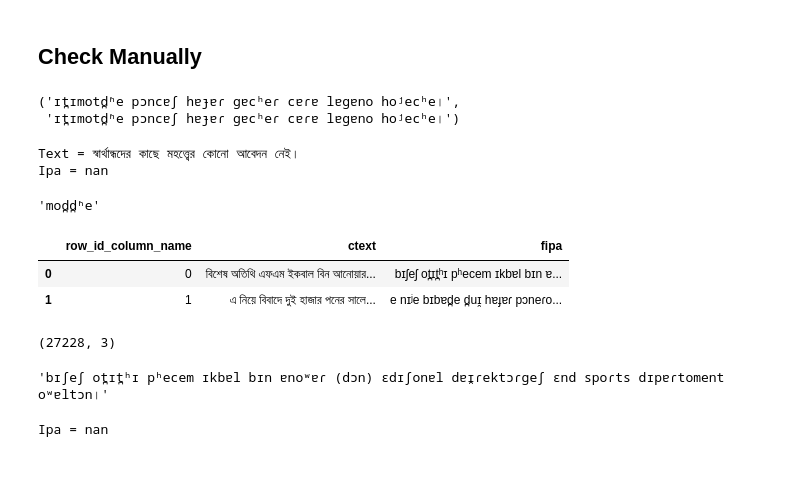
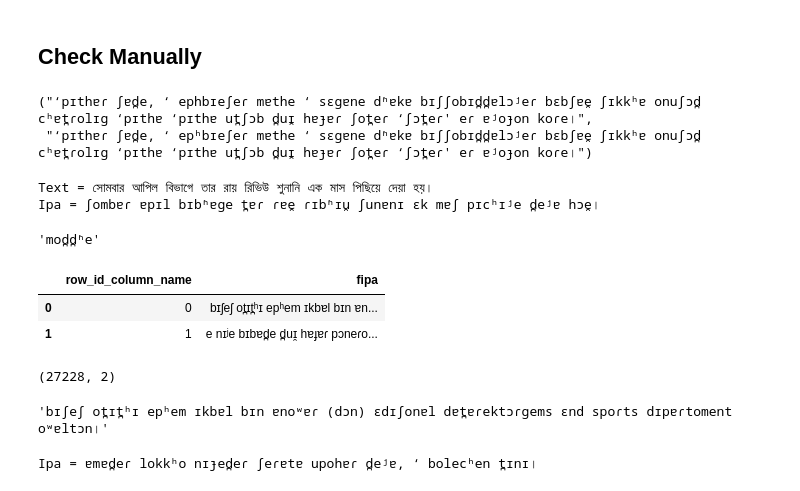
Before and after one commit to oitik/Machine_learning, a Jupyter notebook: dataverse-nb3v2.ipynb, the cells around one changed output. Saved outputs shown, nothing was run; the diff lists cells and outputs as text; code cells hidden in the pictures.

```diff
--- a/dataverse-nb3v2.ipynb
+++ b/dataverse-nb3v2.ipynb
@@ -135,10 +135,11 @@ from transformers import pipeline
 
 pipe = pipeline("text2text-generation", model=loaded_model,tokenizer=tokenizer, device=0)
 # %%
-texts = "সুন্দর সুন্দরমনা আমি তোমাকে ভালবাসি।"
-# texts = "বিশেষ অতিথি এফএম ইকবাল বিন আনোয়ার (ডন) অ্যাডিশনাল ডাইরেক্টরগেমস অ্যান্ড স্পোর্টস ডিপার্টমেন্ট ওয়ালটন।"
-# texts = 'আমি তোমাকে মন।'
-ipas = pipe(texts, max_length=128, batch_size=16)
+for i in range(3):
+    texts = "সুন্দর সুন্দরমনা আমি তোমাকে ভালবাসি।"
+    # texts = "বিশেষ অতিথি এফএম ইকবাল বিন আনোয়ার (ডন) অ্যাডিশনাল ডাইরেক্টরগেমস অ্যান্ড স্পোর্টস ডিপার্টমেন্ট ওয়ালটন।"
+    # texts = 'আমি তোমাকে মন।'
+    ipas = pipe(texts, max_length=128, batch_size=16)
 print(ipas)
 # %% [output]
 [{'generated_text': 'ʃund̪oɾ ʃund̪ɔɾmonɐ ɐmɪ t̪omɐke bɦɐlobɐʃɪ।'}]
@@ -654,10 +656,10 @@ test_df.head()
 | 4 | 4 | সংক্ষিপ্ত স্কোরশ্রীলংকা প্রথম ইনি... | সংক্ষিপ্ত স্কোরশ্রীলংকা প্রথম ইনি... |
 # %%
 tqdm.pandas()
-test_df['ipa'] = test_df['ctext'][:100].progress_apply(ipa_converter)
+test_df['ipa'] = test_df['ctext'].progress_apply(ipa_converter)
 # %%
 tqdm.pandas()
-test_df['fipa'] = test_df['ipa'][:100].progress_apply(output)
+test_df['fipa'] = test_df['ipa'].progress_apply(output)
 # %%
 test_df.head()
 # %% [output]
@@ -673,8 +675,8 @@ test_df.head()
 ri = np.random.randint(0, 100)
 test_df['ipa'][ri], test_df['fipa'][ri]
 # %% [output]
-('ɪt̪ɪmotd̪ʱe pɔncɐʃ hɐɟɐɾ gɐcʰeɾ cɐɾɐ lɐgɐno hoʲecʰe।',
- 'ɪt̪ɪmotd̪ʱe pɔncɐʃ hɐɟɐɾ gɐcʰeɾ cɐɾɐ lɐgɐno hoʲecʰe।')
+("‘pɪthɐɾ ʃɐd̪e, ‘ ephbɪeʃeɾ mɐthe ‘ sɛgɐne dʱɐkɐ bɪʃʃobɪd̪d̪ɐlɔʲeɾ bɛbʃɐe̯ ʃɪkkʰɐ onuʃɔd̪ cʰɐt̪ɾolɪg ‘pɪthɐ ‘pɪthɐ ut̪ʃɔb d̪uɪ̯ hɐɟɐɾ ʃot̪eɾ ‘ʃɔt̪eɾ' eɾ ɐʲoɟon koɾe।",
+ "‘pɪthɐɾ ʃɐd̪e, ‘ epʰbɪeʃeɾ mɐthe ‘ sɛgɐne dʱɐkɐ bɪʃʃobɪd̪d̪ɐlɔʲeɾ bɛbʃɐe̯ ʃɪkkʰɐ onuʃɔd̪ cʰɐt̪ɾolɪg ‘pɪthɐ ‘pɪthɐ ut̪ʃɔb d̪uɪ̯ hɐɟɐɾ ʃot̪eɾ ‘ʃɔt̪eɾ' eɾ ɐʲoɟon koɾe।")
 # %%
 test_df.to_csv('submission.csv', index=False)
 # %%
@@ -682,8 +684,8 @@ test_df.to_csv('submission.csv', index=False)
 rand_index = np.random.randint(0, len(test_df))
 print(f'Text = {test_df.text[rand_index]}\nIpa = {test_df.ipa[rand_index]}')
 # %% [output]
-Text = স্বার্থান্ধদের কাছে মহত্ত্বের কোনো আবেদন নেই।
-Ipa = nan
+Text = সোমবার আপিল বিভাগে তার রায় রিভিউ শুনানি এক মাস পিছিয়ে দেয়া হয়।
+Ipa = ʃombɐɾ ɐpɪl bɪbʱɐge t̪ɐɾ ɾɐe̯ ɾɪbʱɪu̯ ʃunɐnɪ ɛk mɐʃ pɪcʰɪʲe d̪eʲɐ hɔe̯।
 # %%
 lib['মধ্যে']
 # %% [output]
@@ -699,24 +701,24 @@ lib['মধ্যে']
 # %%
 # lenlisrt[:10]
 # %%
-sdf = test_df.drop(['text', 'ipa'], axis=1)
+sdf = test_df.drop(['text', 'ipa', 'ctext' ], axis=1)
 sdf.head(2)
 # %% [output]
-|  | row_id_column_name | ctext | fipa |
-| 0 | 0 | বিশেষ অতিথি এফএম ইকবাল বিন আনোয়ার... | bɪʃeʃ ot̪ɪt̪ʰɪ pʰecem ɪkbɐl bɪn ɐ... |
-| 1 | 1 | এ নিয়ে বিবাদে দুই হাজার পনের সালে... | e nɪʲe bɪbɐd̪e d̪uɪ̯ hɐɟɐɾ pɔneɾo... |
+|  | row_id_column_name | fipa |
+| 0 | 0 | bɪʃeʃ ot̪ɪt̪ʰɪ epʰem ɪkbɐl bɪn ɐn... |
+| 1 | 1 | e nɪʲe bɪbɐd̪e d̪uɪ̯ hɐɟɐɾ pɔneɾo... |
 # %%
 print(sdf.shape)
 sdf.to_csv('/kaggle/working/sub2.csv', index=False)
 # %% [output]
-(27228, 3)
+(27228, 2)
 # %%
 sdf.fipa[0]
 # %% [output]
-'bɪʃeʃ ot̪ɪt̪ʰɪ pʰecem ɪkbɐl bɪn ɐnoʷɐɾ (dɔn) ɛdɪʃonɐl dɐɪ̯ɾektɔɾgeʃ ɛnd spoɾts dɪpɐɾtoment oʷɐltɔn।'
+'bɪʃeʃ ot̪ɪt̪ʰɪ epʰem ɪkbɐl bɪn ɐnoʷɐɾ (dɔn) ɛdɪʃonɐl dɐt̪ɐɾektɔɾgems ɛnd spoɾts dɪpɐɾtoment oʷɐltɔn।'
 # %%
 # See a random sample from the test set
 rand_index = np.random.randint(0, len(test_df))
 print(f'Ipa = {sdf.fipa[rand_index]}')
 # %% [output]
-Ipa = nan
+Ipa = ɐmɐd̪eɾ lokkʰo nɪɟed̪eɾ ʃeɾɐtɐ upohɐɾ d̪eʲɐ, ‘ bolecʰen t̪ɪnɪ।
```
Also changed, not shown: parts of 13 cells of this notebook.
